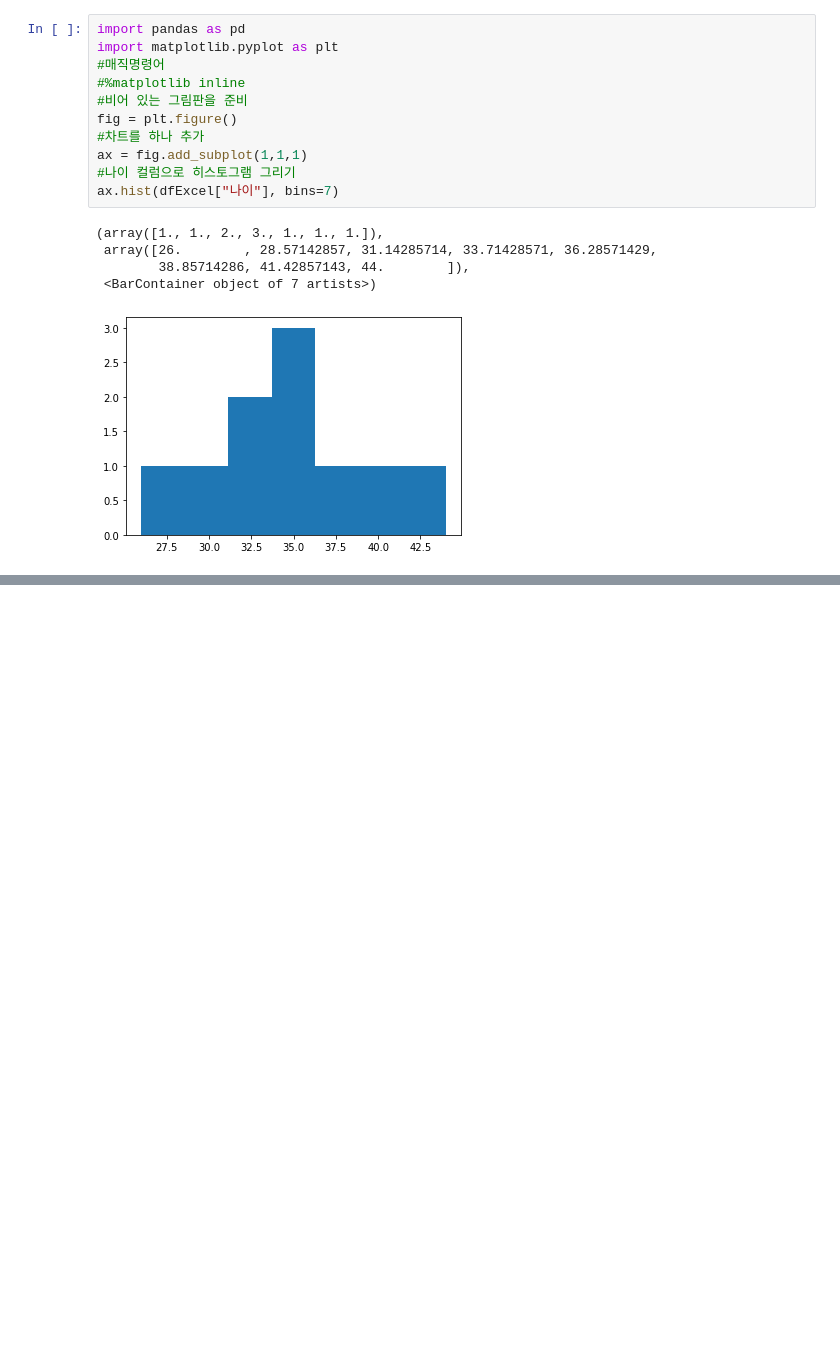
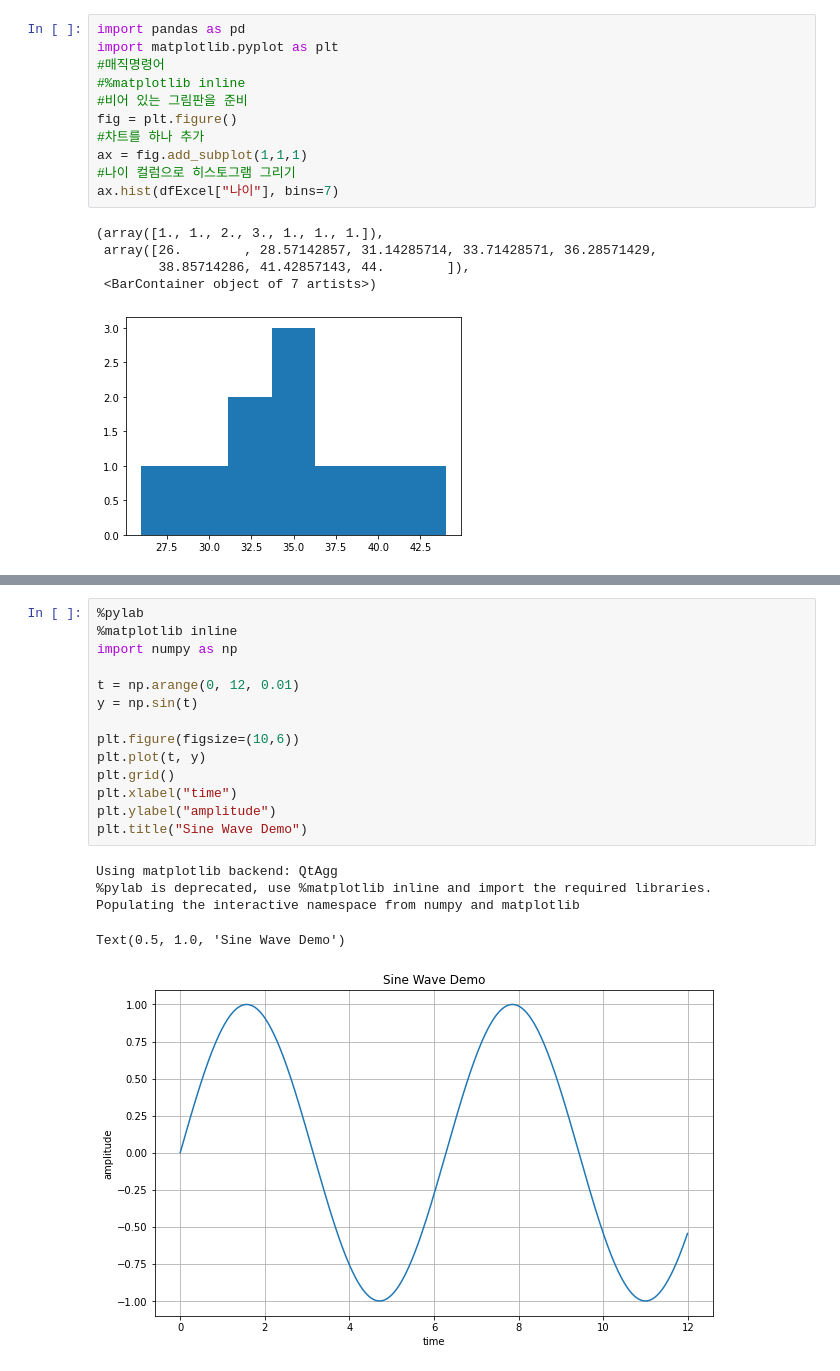
Before and after one commit to papasmf1/python220704, a Jupyter notebook: DemoPandas.ipynb, the cells around one changed output, grey strips where cells are left out. Drawn from its saved outputs; the diff is of its cells as text; blank space fills up the shorter version.

```diff
--- a/DemoPandas.ipynb
+++ b/DemoPandas.ipynb
@@ -201,0 +272,20 @@ ax.hist(dfExcel["나이"], bins=7)
+# %%
+%pylab
+%matplotlib inline
+import numpy as np
+
+t = np.arange(0, 12, 0.01)
+y = np.sin(t)
+
+plt.figure(figsize=(10,6))
+plt.plot(t, y)
+plt.grid()
+plt.xlabel("time")
+plt.ylabel("amplitude")
+plt.title("Sine Wave Demo")
+# %% [output]
+Using matplotlib backend: QtAgg
+%pylab is deprecated, use %matplotlib inline and import the required libraries.
+Populating the interactive namespace from numpy and matplotlib
+Text(0.5, 1.0, 'Sine Wave Demo')
+[figure, added]
```
Also changed, not shown: parts of 4 cells of this notebook.
